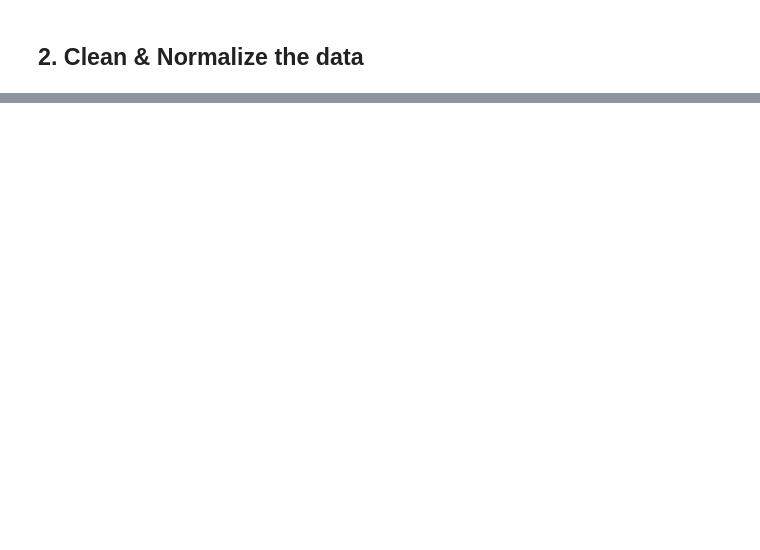
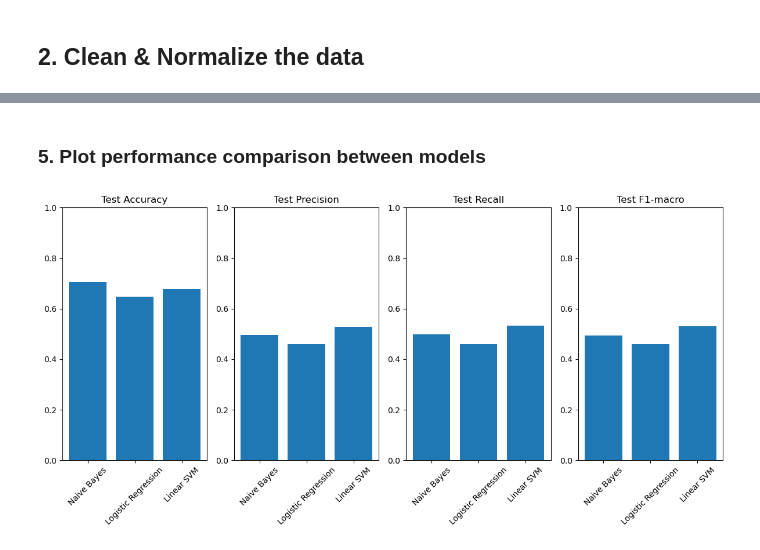
Before and after one commit to saba-ramezani/NLP_Text_Classification, a Jupyter notebook: Text_Classification.ipynb, the cells around one changed output, grey strips where cells are left out. Saved outputs shown, nothing was run; the diff lists cells and outputs as text; code cells hidden in the pictures; blank space fills up the shorter version.

Commit message:
add gridSearchCV for finding best hyperparams and best model (NB, LR, SVM. plot the results and interpret

```diff
--- a/Text_Classification.ipynb
+++ b/Text_Classification.ipynb
@@ -135,0 +43,6 @@ Accuracy: 0.7647058823529411
+# %%
+X_train, X_test, y_train, y_test = train_test_split(
+    df['movie_info_clean'], df['director_gender'], test_size=0.2, random_state=42, stratify=df['director_gender']
+)
+print('distribution of genders in training data: ', y_train.value_counts(normalize=True))
+print('distribution of genders in testing data: ', y_test.value_counts(normalize=True))
@@ -135,0 +157,5 @@ Accuracy: 0.7647058823529411
+# %%
+# Convert the best params & best results of models to dataframe
+results_df = pd.DataFrame(results)
+print("\n===== Final Comparison Table =====")
+results_df
@@ -135,0 +168,21 @@ Accuracy: 0.7647058823529411
+# %% [markdown]
+### 5. Plot performance comparison between models
+# %%
+import matplotlib.pyplot as plt
+
+# Plot performance comparison
+metrics = ["Test Accuracy", "Test Precision", "Test Recall", "Test F1-macro"]
+
+plt.figure(figsize=(12,6))
+
+for i, metric in enumerate(metrics, 1):
+    plt.subplot(1, len(metrics), i)
+    plt.bar(results_df["Model"], results_df[metric])
+    plt.title(metric, fontsize=12)
+    plt.xticks(rotation=45)
+    plt.ylim(0, 1)  # since metrics are between 0 and 1
+
+plt.tight_layout()
+plt.show()
+# %% [output]
+[figure, added]
```
Also changed, not shown: parts of 26 cells of this notebook.
